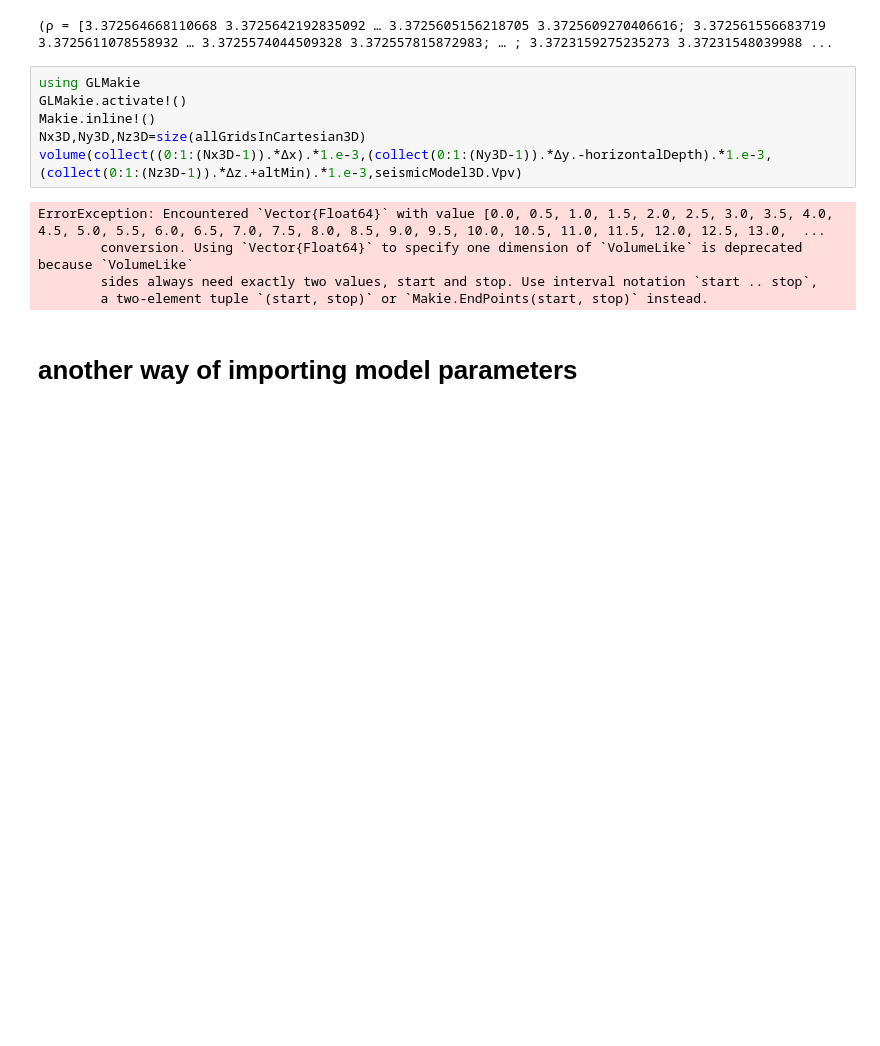
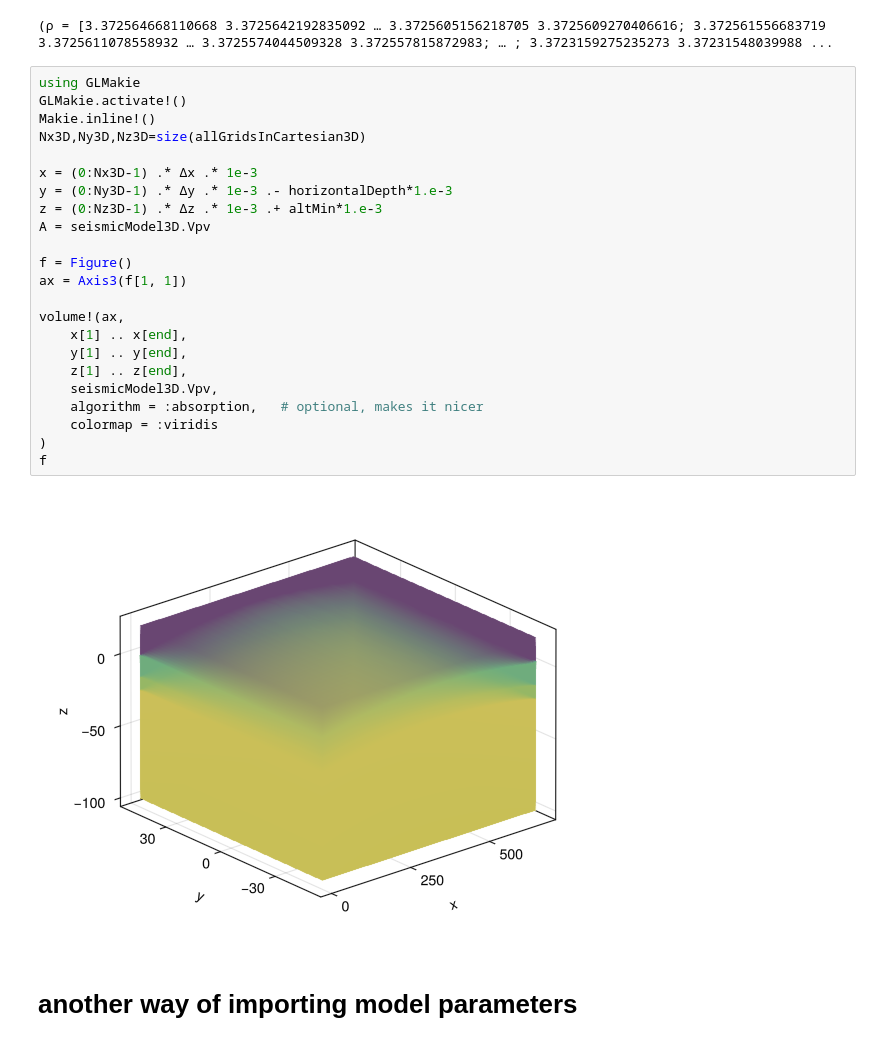
Before and after one commit to seismobassoon/flexOPT, a Jupyter notebook: myNotebooks/getRegionalBoxAndPropagate.ipynb, the cells around one changed output. Saved outputs shown, nothing was run; the diff lists cells and outputs as text; blank space fills up the shorter version.

```diff
--- a/myNotebooks/getRegionalBoxAndPropagate.ipynb
+++ b/myNotebooks/getRegionalBoxAndPropagate.ipynb
@@ -112,14 +112,28 @@ seismicModel3D=getParamsAndTopo(allGridsInGeoPoints3D,effectiveRadii3D,2.0)
 # %%
 using GLMakie
 GLMakie.activate!()
 Makie.inline!()
 Nx3D,Ny3D,Nz3D=size(allGridsInCartesian3D)
-volume(collect((0:1:(Nx3D-1)).*Δx).*1.e-3,(collect(0:1:(Ny3D-1)).*Δy.-horizontalDepth).*1.e-3,(collect(0:1:(Nz3D-1)).*Δz.+altMin).*1.e-3,seismicModel3D.Vpv)
+
+x = (0:Nx3D-1) .* Δx .* 1e-3
+y = (0:Ny3D-1) .* Δy .* 1e-3 .- horizontalDepth*1.e-3
+z = (0:Nz3D-1) .* Δz .* 1e-3 .+ altMin*1.e-3
+A = seismicModel3D.Vpv
+
+f = Figure()
+ax = Axis3(f[1, 1])
+
+volume!(ax,
+    x[1] .. x[end],
+    y[1] .. y[end],
+    z[1] .. z[end],
+    seismicModel3D.Vpv,
+    algorithm = :absorption,   # optional, makes it nicer
+    colormap = :viridis
+)
+f
 # %% [output]
-ErrorException: Encountered `Vector{Float64}` with value [0.0, 0.5, 1.0, 1.5, 2.0, 2.5, 3.0, 3.5, 4.0, 4.5, 5.0, 5.5, 6.0, 6.5, 7.0, 7.5, 8.0, 8.5, 9.0, 9.5, 10.0, 10.5, 11.0, 11.5, 12.0, 12.5, 13.0,  ...
-        conversion. Using `Vector{Float64}` to specify one dimension of `VolumeLike` is deprecated because `VolumeLike`
-        sides always need exactly two values, start and stop. Use interval notation `start .. stop`,
-        a two-element tuple `(start, stop)` or `Makie.EndPoints(start, stop)` instead.
+[figure, added]
 # %% [markdown]
 # another way of importing model parameters
 # %%
```
Also changed, not shown: parts of 2 cells of this notebook, 2 other files.
